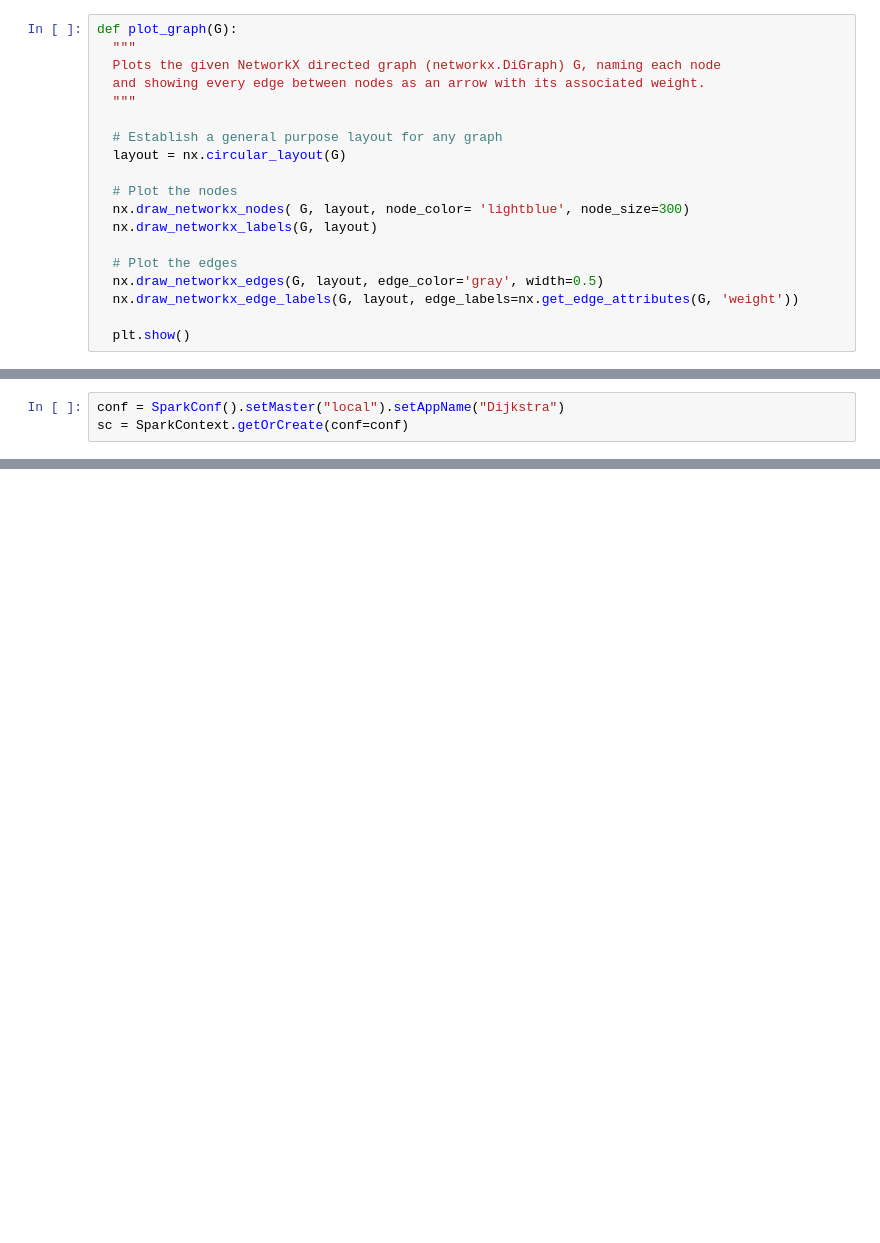
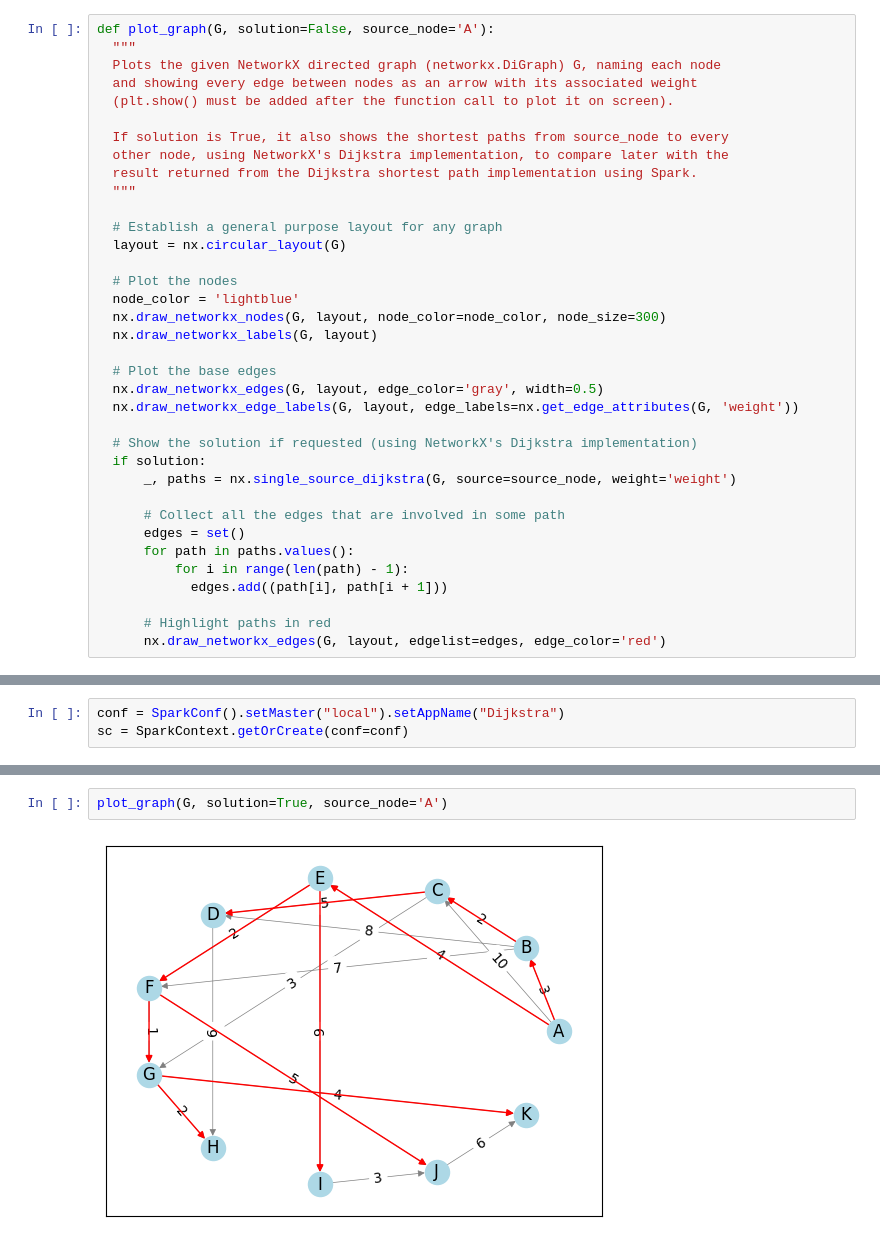
Before and after one commit to ASerraMartin/SAC_Spark, a Jupyter notebook: SAC_Spark.ipynb, the cells around one changed output, grey strips where cells are left out. Saved outputs shown, nothing was run; the diff lists cells and outputs as text; blank space fills up the shorter version.

Commit message:
Dijkstra v2 (pre-final, pending review and docs)

```diff
--- a/SAC_Spark.ipynb
+++ b/SAC_Spark.ipynb
@@ -68,23 +67,40 @@ def preprocess_pyspark_graph(G, source_node):
 # %% [markdown]
 #### Graph plotting and printing functions
 # %%
-def plot_graph(G):
+def plot_graph(G, solution=False, source_node='A'):
   """
   Plots the given NetworkX directed graph (networkx.DiGraph) G, naming each node
-  and showing every edge between nodes as an arrow with its associated weight.
+  and showing every edge between nodes as an arrow with its associated weight
+  (plt.show() must be added after the function call to plot it on screen).
+
+  If solution is True, it also shows the shortest paths from source_node to every
+  other node, using NetworkX's Dijkstra implementation, to compare later with the
+  result returned from the Dijkstra shortest path implementation using Spark.
   """
 
   # Establish a general purpose layout for any graph
   layout = nx.circular_layout(G)
 
   # Plot the nodes
-  nx.draw_networkx_nodes( G, layout, node_color= 'lightblue', node_size=300)
+  node_color = 'lightblue'
+  nx.draw_networkx_nodes(G, layout, node_color=node_color, node_size=300)
   nx.draw_networkx_labels(G, layout)
 
-  # Plot the edges
+  # Plot the base edges
   nx.draw_networkx_edges(G, layout, edge_color='gray', width=0.5)
   nx.draw_networkx_edge_labels(G, layout, edge_labels=nx.get_edge_attributes(G, 'weight'))
 
-  plt.show()
+  # Show the solution if requested (using NetworkX's Dijkstra implementation)
+  if solution:
+      _, paths = nx.single_source_dijkstra(G, source=source_node, weight='weight')
+
+      # Collect all the edges that are involved in some path
+      edges = set()
+      for path in paths.values():
+          for i in range(len(path) - 1):
+            edges.add((path[i], path[i + 1]))
+
+      # Highlight paths in red
+      nx.draw_networkx_edges(G, layout, edgelist=edges, edge_color='red')
 # %%
 def print_pyspark_data(data):
@@ -221,0 +307,4 @@ solve_dijkstra(G_pyspark)
+# %%
+plot_graph(G, solution=True, source_node='A')
+# %% [output]
+[figure, added]
```
Also changed, not shown: parts of 15 cells of this notebook.
